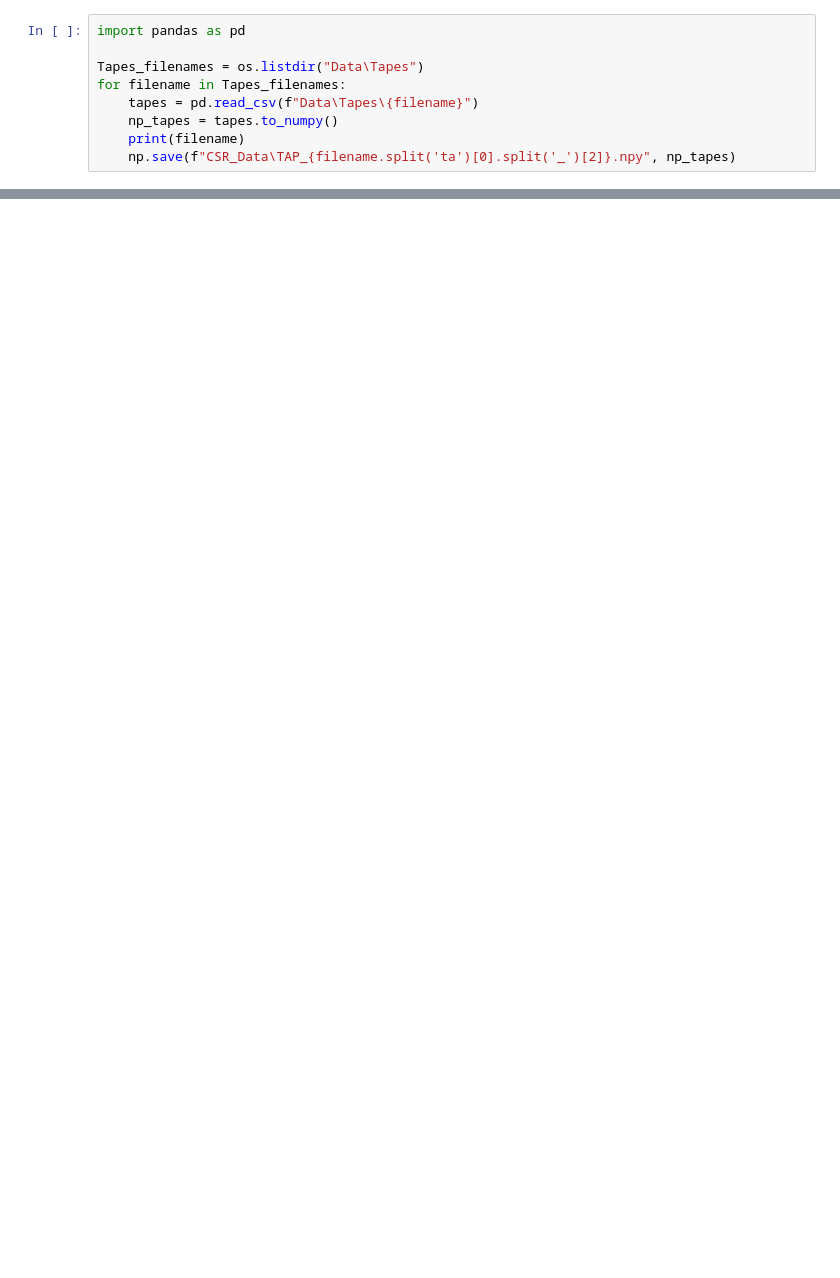
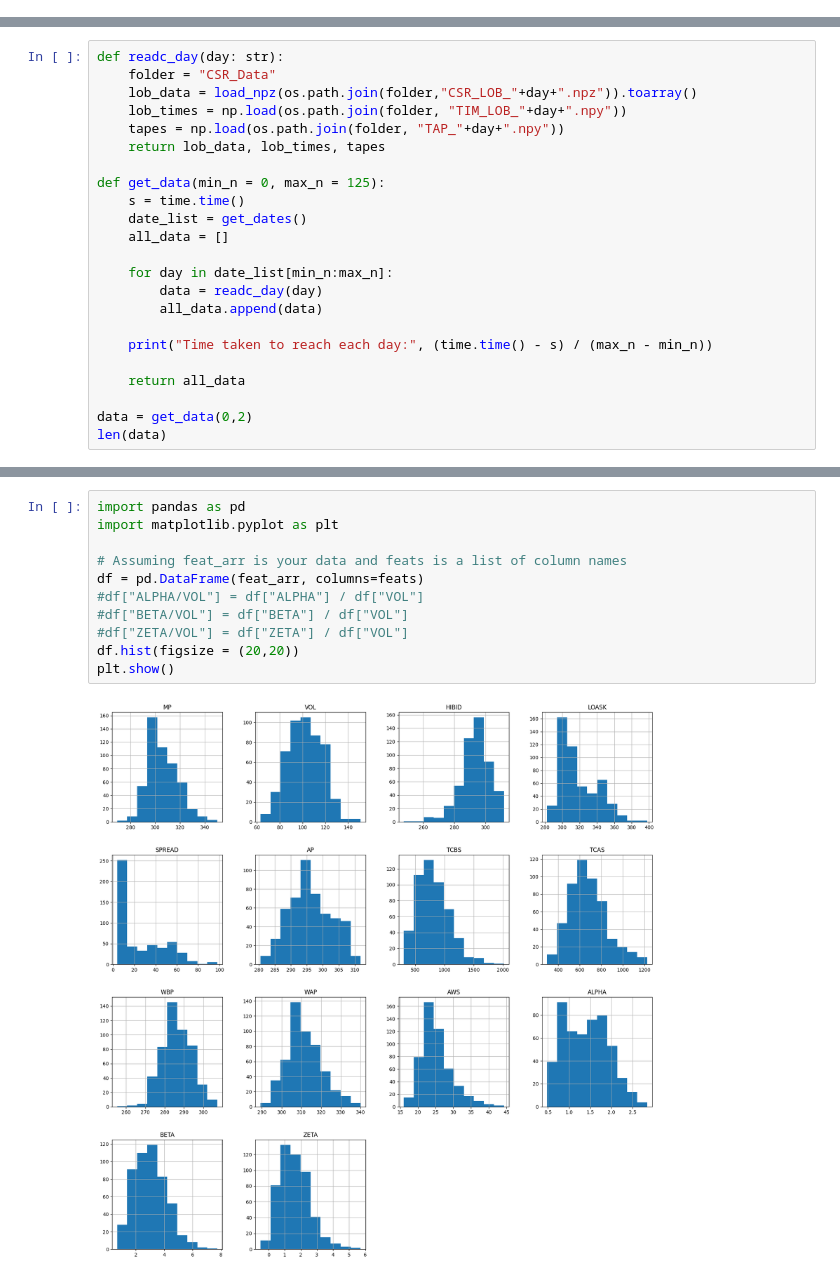
Before and after one commit to UoB-DSMP-2023-24/dsmp-2024-group-19, a Jupyter notebook: new_features_time.ipynb, the cells around one changed output, grey strips where cells are left out. Drawn from its saved outputs; the diff is of its cells as text; blank space fills up the shorter version.

```diff
--- a/new_features_time.ipynb
+++ b/new_features_time.ipynb
@@ -118,9 +0,0 @@ CSR_Data\TIM_LOB_2025-07-01.npy
-# %%
-import pandas as pd
-
-Tapes_filenames = os.listdir("Data\Tapes")
-for filename in Tapes_filenames:
-    tapes = pd.read_csv(f"Data\Tapes\{filename}")
-    np_tapes = tapes.to_numpy()
-    print(filename)
-    np.save(f"CSR_Data\TAP_{filename.split('ta')[0].split('_')[2]}.npy", np_tapes)
@@ -144,0 +32,23 @@ UoB_Set01_2025-07-01tapes.csv
+# %%
+def readc_day(day: str):
+    folder = "CSR_Data"
+    lob_data = load_npz(os.path.join(folder,"CSR_LOB_"+day+".npz")).toarray()
+    lob_times = np.load(os.path.join(folder, "TIM_LOB_"+day+".npy"))
+    tapes = np.load(os.path.join(folder, "TAP_"+day+".npy"))
+    return lob_data, lob_times, tapes
+
+def get_data(min_n = 0, max_n = 125):
+    s = time.time()
+    date_list = get_dates()
+    all_data = []
+
+    for day in date_list[min_n:max_n]:
+        data = readc_day(day)
+        all_data.append(data)
+
+    print("Time taken to reach each day:", (time.time() - s) / (max_n - min_n))
+
+    return all_data
+
+data = get_data(0,2)
+len(data)
@@ -144,0 +273,13 @@ UoB_Set01_2025-07-01tapes.csv
+# %%
+import pandas as pd
+import matplotlib.pyplot as plt
+
+# Assuming feat_arr is your data and feats is a list of column names
+df = pd.DataFrame(feat_arr, columns=feats)
+#df["ALPHA/VOL"] = df["ALPHA"] / df["VOL"]
+#df["BETA/VOL"] = df["BETA"] / df["VOL"]
+#df["ZETA/VOL"] = df["ZETA"] / df["VOL"]
+df.hist(figsize = (20,20))
+plt.show()
+# %% [output]
+[figure, added]
```
Also changed, not shown: parts of 14 cells of this notebook, 1 other file.
